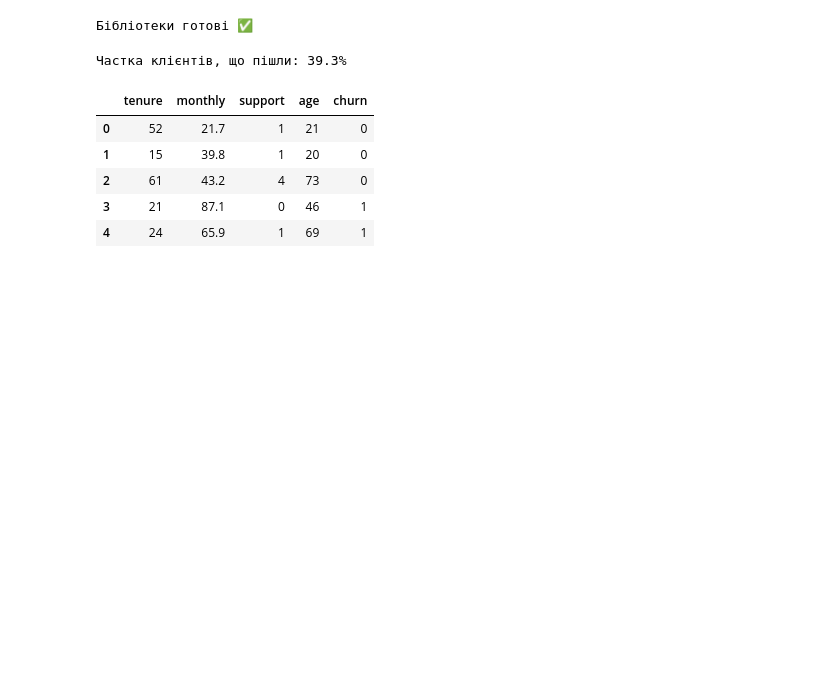
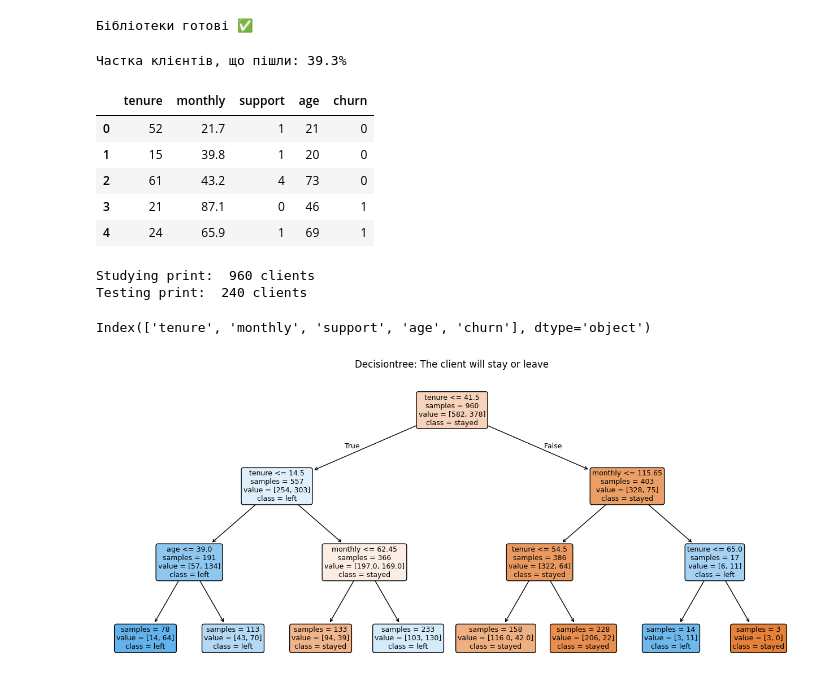
Before and after one commit to NatalieAleksandrova2026/DTA_2026, a Jupyter notebook: ML/Classification_DecisionTreeClassifier.ipynb, the cells around one changed output. Saved outputs shown, nothing was run; the diff lists cells and outputs as text; code cells hidden in the pictures; blank space fills up the shorter version.

Commit message:
Model = tree

```diff
--- a/ML/Classification_DecisionTreeClassifier.ipynb
+++ b/ML/Classification_DecisionTreeClassifier.ipynb
@@ -33,13 +33,13 @@ risk = (
 prob = 1 / (1 + np.exp(-(risk - 0.5)))   # перетворюємо ризик на ймовірність 0..1
 churn = (np.random.rand(m) < prob).astype(int)
 
-cdf = pd.DataFrame({
+df = pd.DataFrame({
     "tenure": tenure, "monthly": monthly.round(1),
     "support": support, "age": age, "churn": churn,
 })
 
-print("Частка клієнтів, що пішли:", f"{cdf['churn'].mean():.1%}")
-cdf.head()
+print("Частка клієнтів, що пішли:", f"{df['churn'].mean():.1%}")
+df.head()
 # %% [output]
 Частка клієнтів, що пішли: 39.3%
 |  | tenure | monthly | support | age | churn |
@@ -48,3 +48,50 @@ cdf.head()
 | 2 | 61 | 43.2 | 4 | 73 | 0 |
 | 3 | 21 | 87.1 | 0 | 46 | 1 |
 | 4 | 24 | 65.9 | 1 | 69 | 1 |
+# %%
+from sklearn.model_selection import train_test_split
+
+X = df[['tenure', 'monthly', 'support', 'age']] #features
+y = df['churn'] #target
+
+X_train, X_test, y_train, y_test = train_test_split(
+    X, y,
+    test_size=0.2,
+    random_state=RANDOM_STATE,
+    stratify=y
+)
+
+print("Studying print: ", X_train.shape[0], "clients")
+print("Testing print: ", X_test.shape[0], "clients")
+# %% [output]
+Studying print:  960 clients
+Testing print:  240 clients
+# %%
+df.columns
+# %% [output]
+Index(['tenure', 'monthly', 'support', 'age', 'churn'], dtype='object')
+# %%
+from sklearn.tree import DecisionTreeClassifier
+model = DecisionTreeClassifier(
+    max_depth=3,
+    random_state=RANDOM_STATE
+
+)
+
+model.fit(X_train, y_train)
+y_pred = model.predict(X_test)
+# %%
+from sklearn.tree import plot_tree
+
+plt.figure(figsize=(16,7))
+plot_tree(
+    model,
+    feature_names=X.columns,
+    class_names=['stayed', 'left'],
+    filled=True, rounded=True, fontsize=9, impurity=False
+)
+
+plt.title('Decisiontree: The client will stay or leave')
+plt.show()
+# %% [output]
+[figure, added]
```
